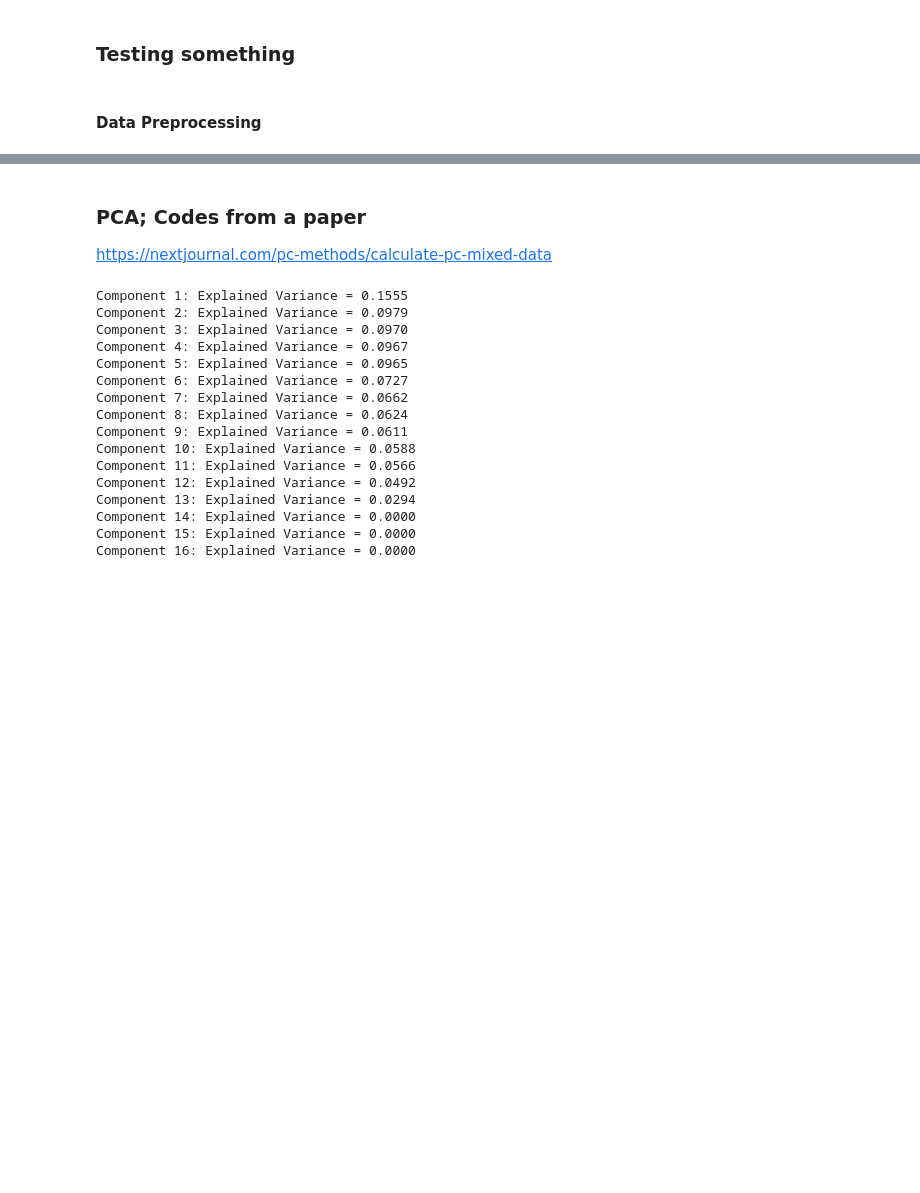
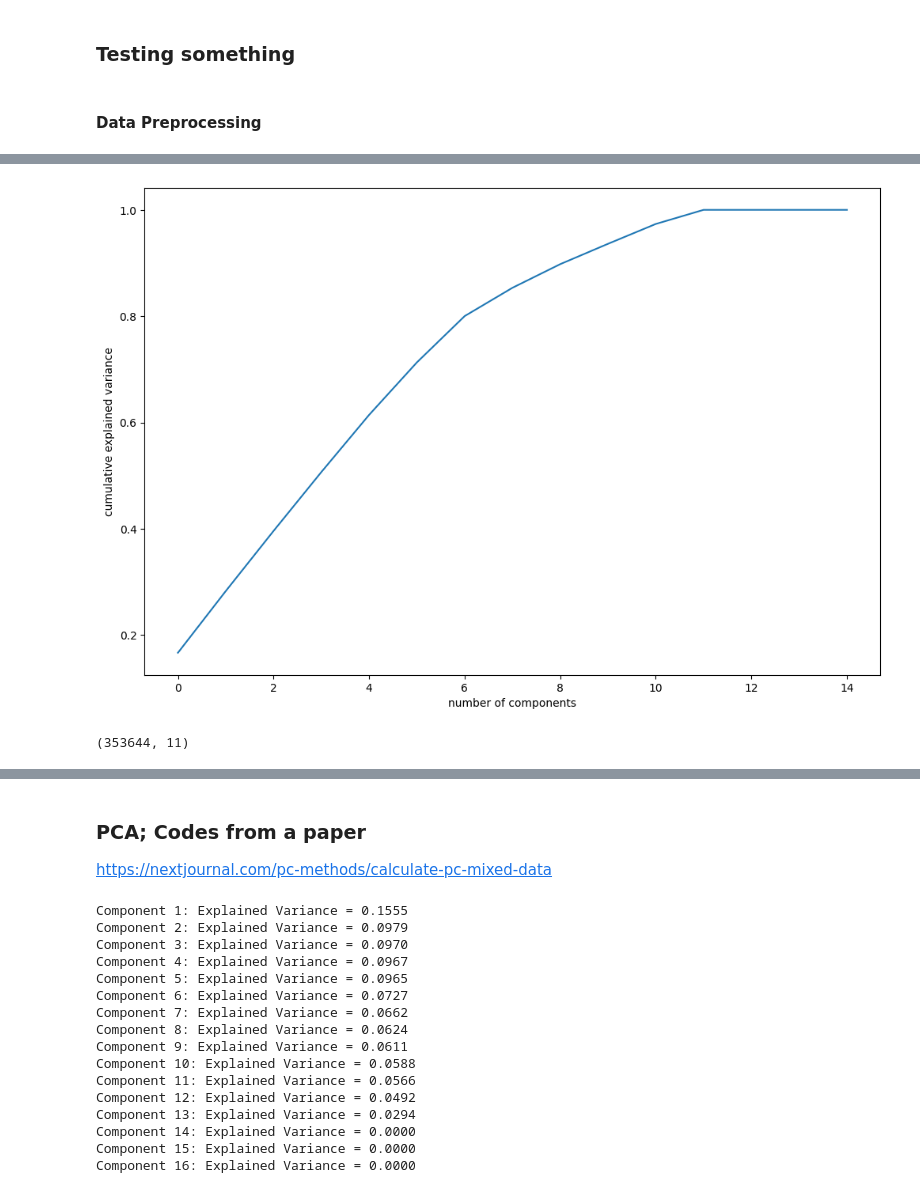
Before and after one commit to Johannes3001/AppliedML_Assign.01, a Jupyter notebook: Fredrik_Codes.ipynb, the cells around one changed output, grey strips where cells are left out. Drawn from its saved outputs; the diff is of its cells as text; code cells hidden in the pictures; blank space fills up the shorter version.

```diff
--- a/Fredrik_Codes.ipynb
+++ b/Fredrik_Codes.ipynb
@@ -39 +112,6 @@ df.describe()
+# %%
+# Creating dummy variables for the categorical variables
+df = pd.get_dummies(df, columns=['Subscription Type'], prefix='Subscription Type')
+df = pd.get_dummies(df, columns=['Gender'], prefix='Gender')
+df = pd.get_dummies(df, columns=['Contract Length'], prefix='Contract Length')
 # %%
@@ -99,0 +215,10 @@ test_df.describe()
+# %%
+#Making the screeplot - plotting the cumulative variance against the number of components
+%matplotlib inline
+fig = plt.figure(figsize = (12,8))
+plt.plot(np.cumsum(pca.explained_variance_ratio_))
+plt.xlabel('number of components')
+plt.ylabel('cumulative explained variance')
+plt.show()
+# %% [output]
+[figure, added]
@@ -99,0 +229,5 @@ test_df.describe()
+# %%
+df_train_pca = pca_final.fit_transform(X_train)
+df_train_pca.shape
+# %% [output]
+(353644, 11)
```
Also changed, not shown: parts of 31 cells of this notebook.
